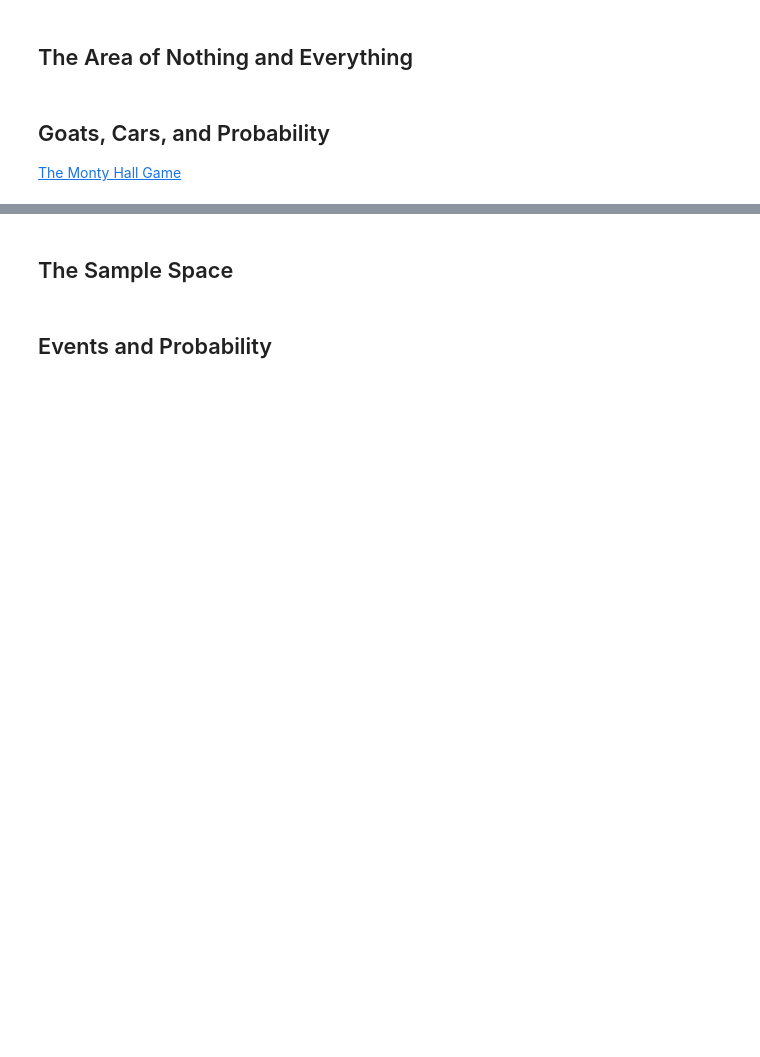
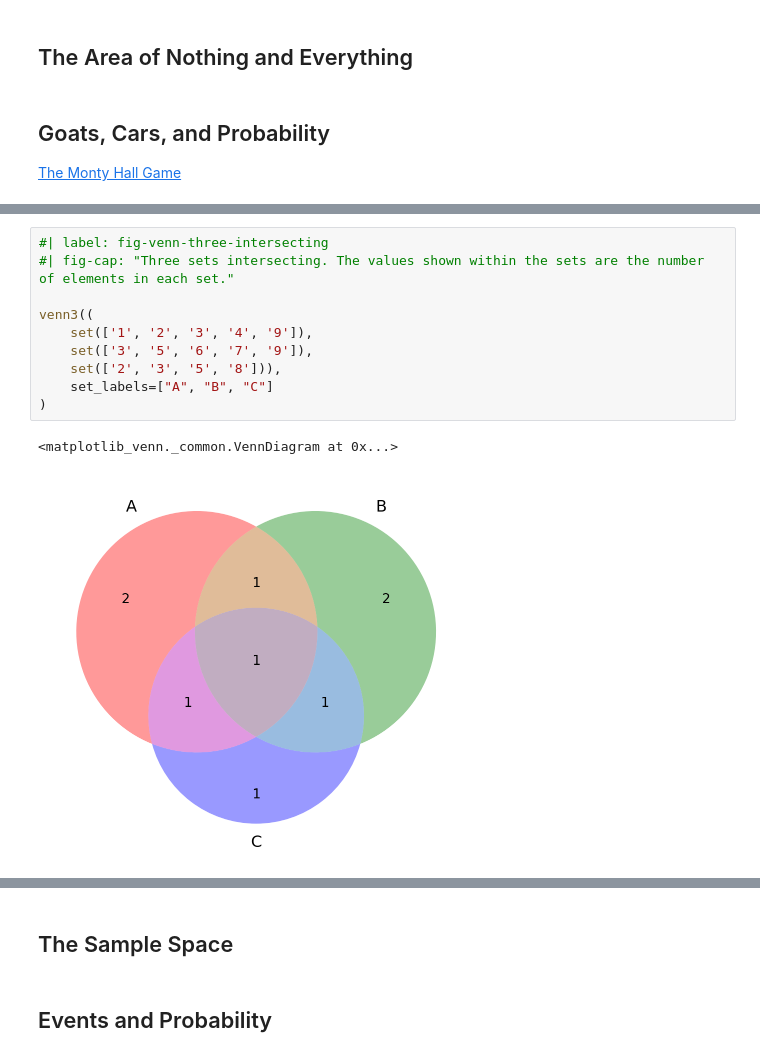
Before and after one commit to febse/stat, a Jupyter notebook: class/01-Probability.ipynb, the cells around one changed output, grey strips where cells are left out. Drawn from its saved outputs; the diff is of its cells as text; blank space fills up the shorter version.

```diff
--- a/class/01-Probability.ipynb
+++ b/class/01-Probability.ipynb
@@ -36,3 +233,16 @@ Use the sets from the Venn diagram in @fig-venn-intersecting to show the validit
+# %%
+#| label: fig-venn-three-intersecting
+#| fig-cap: "Three sets intersecting. The values shown within the sets are the number of elements in each set."
+
+venn3((
+    set(['1', '2', '3', '4', '9']),
+    set(['3', '5', '6', '7', '9']),
+    set(['2', '3', '5', '8'])),
+    set_labels=["A", "B", "C"]
+)
+# %% [output]
+<matplotlib_venn._common.VennDiagram at 0x...>
+[figure, added]
 # %% [markdown]
 
 A consumer survey indicates that 60 percent of the customers will buy product A, 70 percent will buy product B, and 40 percent will buy both products.
```
Also changed, not shown: parts of 30 cells of this notebook, 13 other files.
